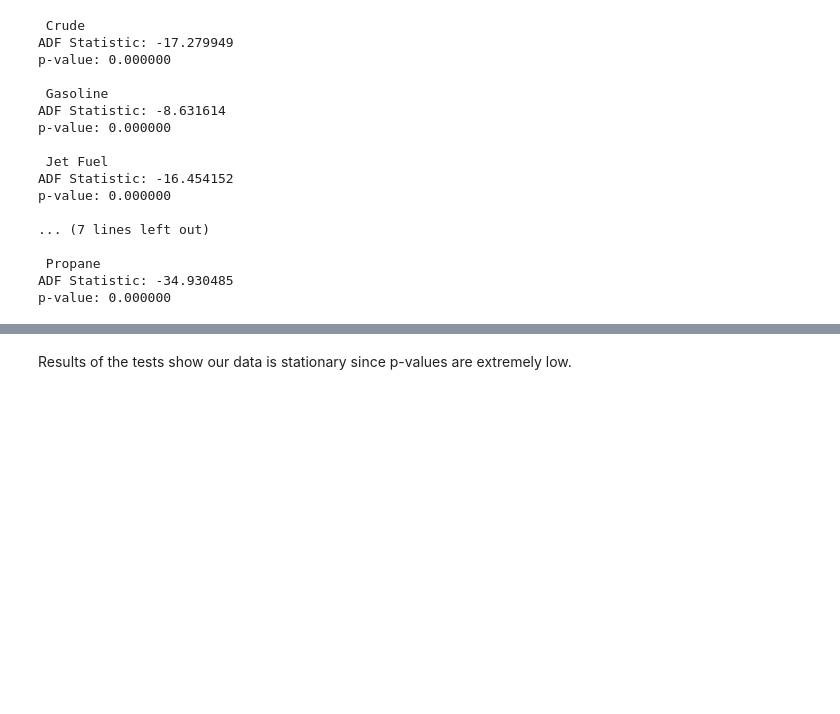
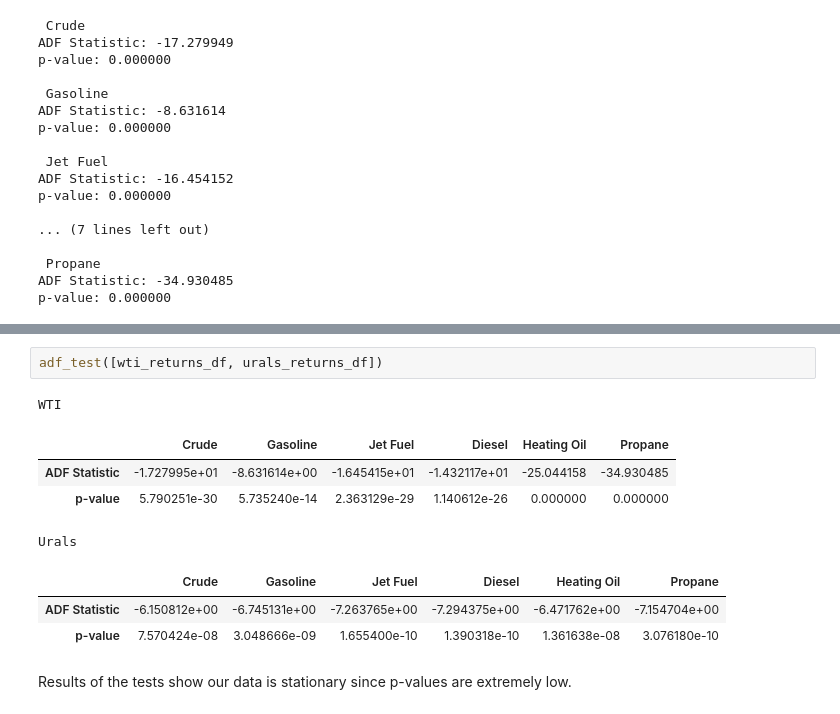
Before and after one commit to timdanilov/capstone-project, a Jupyter notebook: capstone.ipynb, the cells around one changed output, grey strips where cells are left out. Cells and saved outputs as stored; diff of their text form; blank space fills up the shorter version.

```diff
--- a/capstone.ipynb
+++ b/capstone.ipynb
@@ -408,3 +490,14 @@ p-value: 0.000000
+# %%
+adf_test([wti_returns_df, urals_returns_df])
+# %% [output]
+WTI
+|  | Crude | Gasoline | Jet Fuel | Diesel | Heating Oil | Propane |
+| ADF Statistic | -1.727995e+01 | -8.631614e+00 | -1.645415e+01 | -1.432117e+01 | -25.044158 | -34.930485 |
+| p-value | 5.790251e-30 | 5.735240e-14 | 2.363129e-29 | 1.140612e-26 | 0.000000 | 0.000000 |
+Urals
+|  | Crude | Gasoline | Jet Fuel | Diesel | Heating Oil | Propane |
+| ADF Statistic | -6.150812e+00 | -6.745131e+00 | -7.263765e+00 | -7.294375e+00 | -6.471762e+00 | -7.154704e+00 |
+| p-value | 7.570424e-08 | 3.048666e-09 | 1.655400e-10 | 1.390318e-10 | 1.361638e-08 | 3.076180e-10 |
 # %% [markdown]
 Results of the tests show our data is stationary since p-values are extremely low.
 # %%
```
Also changed, not shown: parts of 24 cells of this notebook, 1 other file.
